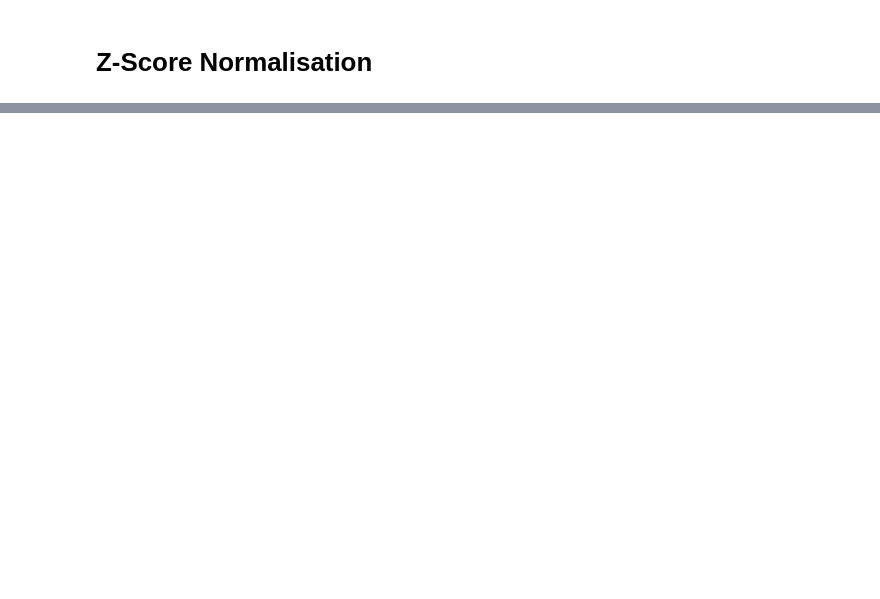
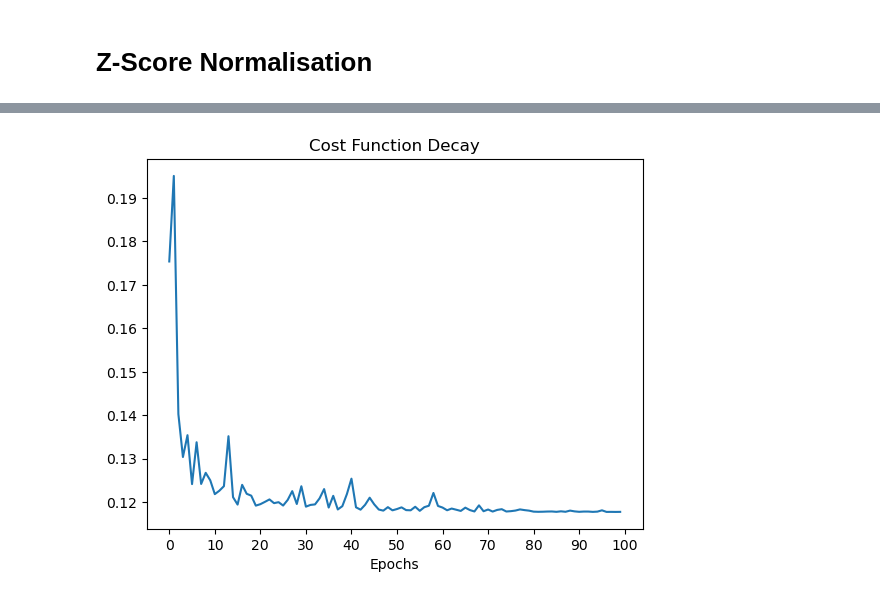
Before and after one commit to Shaurya-Ag/Car_Price_Prediction, a Jupyter notebook: Laboratory.ipynb, the cells around one changed output, grey strips where cells are left out. Drawn from its saved outputs; the diff is of its cells as text; code cells hidden in the pictures; blank space fills up the shorter version.

```diff
--- a/Laboratory.ipynb
+++ b/Laboratory.ipynb
@@ -174,0 +123,11 @@ memory usage: 1.4+ MB
+# %%
+def eval_metrics(predictions,targets):
+    predictions=predictions.squeeze() #Why is squeeze necessary here
+    targets=targets.squeeze()
+    mse=np.mean(np.square(targets-predictions))
+    rmse=np.sqrt(mse)
+    res_sum=np.sum(np.square(targets-predictions),axis=0)
+    mean=np.mean(targets)
+    total_sum=np.sum(np.square(targets-mean),axis=0)
+    r2_score=1-res_sum/total_sum
+    return mse,rmse,r2_score
@@ -174,0 +136,27 @@ memory usage: 1.4+ MB
+# %%
+cost_function=dict()
+X_train=final_df.drop("Price",axis=1)
+Y_train=final_df["Price"]
+epoch=100
+alpha=0.01
+theta=np.random.randn(48,1)
+def CostFunction(X,Y,theta):
+    predictions=X.dot(theta)
+    Y=Y.squeeze()
+    predictions=predictions.squeeze()
+    cost=0.5*np.mean(np.square(predictions-Y))
+    return cost
+def Gradient(X,Y,theta):
+    gradient=X.T.dot(X.dot(theta)-Y)
+    return gradient
+def alpha_anneal(alpha):
+    alpha=alpha*0.95
+    return alpha
+for i in range(epoch):
+    for j in range(3651):
+        x=np.random.randint(0,3651)
+        theta=theta-alpha*Gradient(np.full((1,48),X_train.iloc[x,:]),Y_train.iloc[x],theta)
+    alpha=alpha_anneal(alpha)
+    cost_function[i]=CostFunction(X_train,Y_train,theta)
+    mse,rmse,r2=eval_metrics(X_train.dot(theta),Y_train)
+    print(f"Epoch: {i}, \nCost Function: {cost_function[i]} MSE: {mse} RMSE: {rmse} R2: {r2}")
@@ -174,0 +181,8 @@ memory usage: 1.4+ MB
+# %%
+plt.plot(cost_function.keys(),cost_function.values())
+plt.title("Cost Function Decay")
+plt.xlabel("Epochs")
+plt.xticks([0,10,20,30,40,50,60,70,80,90,100])
+print(end="")
+# %% [output]
+[figure, added]
```
Also changed, not shown: parts of 28 cells of this notebook.
